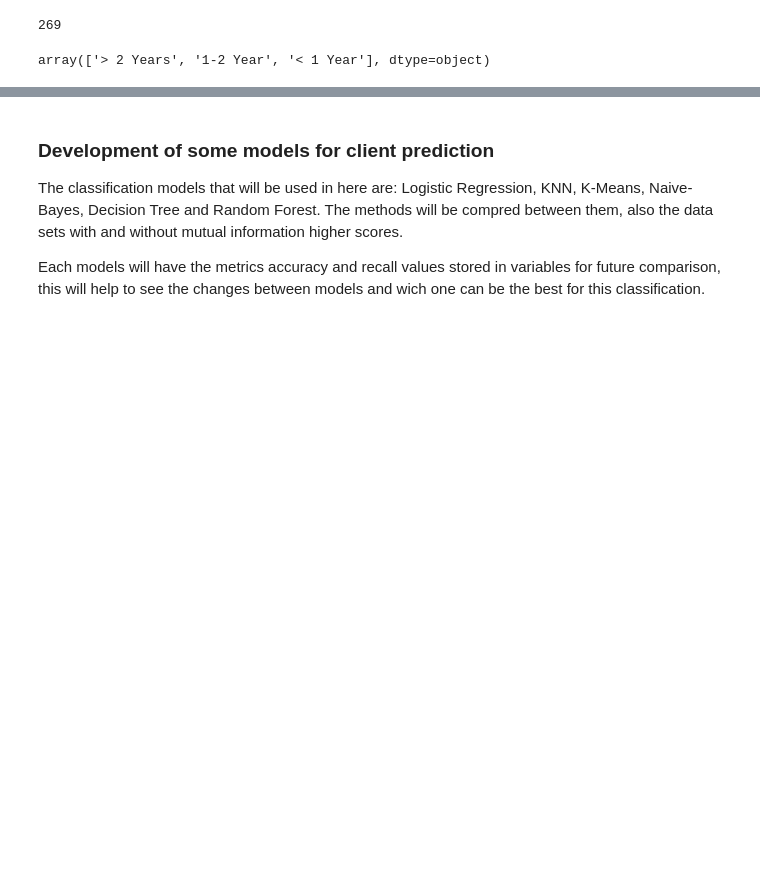
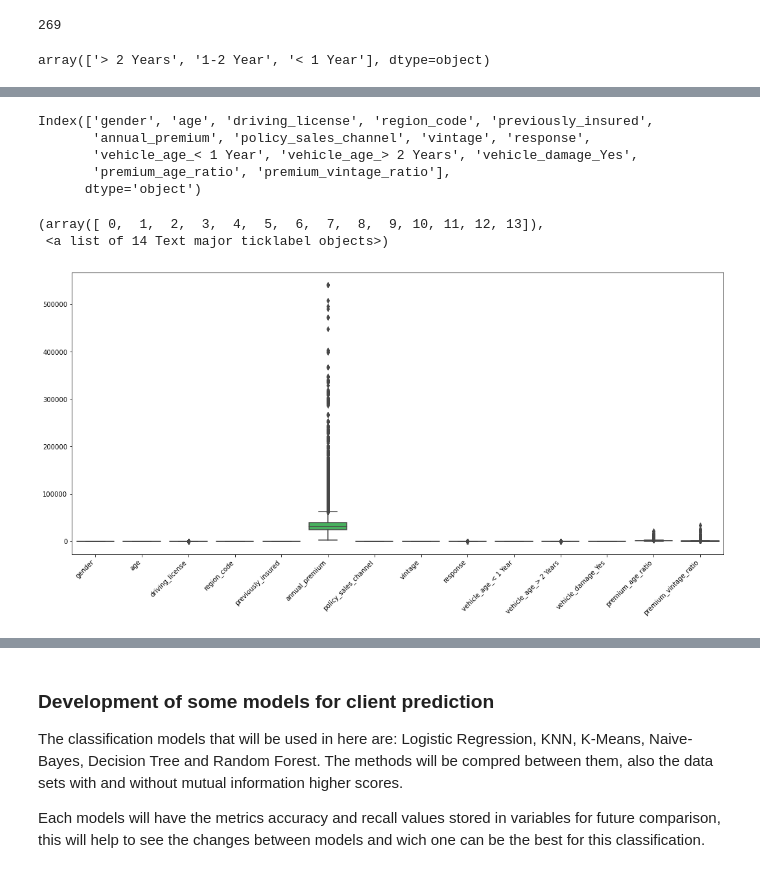
Before and after one commit to caioviniciusdelima/HICSP, a Jupyter notebook: DataScience/Car-insurance.ipynb, the cells around one changed output, grey strips where cells are left out. Drawn from its saved outputs; the diff is of its cells as text; code cells hidden in the pictures; blank space fills up the shorter version.

```diff
--- a/DataScience/Car-insurance.ipynb
+++ b/DataScience/Car-insurance.ipynb
@@ -109,0 +136,17 @@ df['vehicle_damage'] = df['vehicle_damage'].map({'No':0, 'Yes':1}).astype(int)
+# %%
+col_name = df.columns
+col_name
+# %% [output]
+Index(['gender', 'age', 'driving_license', 'region_code', 'previously_insured',
+       'annual_premium', 'policy_sales_channel', 'vintage', 'response',
+       'vehicle_age_< 1 Year', 'vehicle_age_> 2 Years', 'vehicle_damage_Yes',
+       'premium_age_ratio', 'premium_vintage_ratio'],
+      dtype='object')
+# %%
+plt.figure(figsize=(18,8))
+sns.boxplot(data = df[col_name])
+plt.xticks(rotation=45, ha='right')
+# %% [output]
+(array([ 0,  1,  2,  3,  4,  5,  6,  7,  8,  9, 10, 11, 12, 13]),
+ <a list of 14 Text major ticklabel objects>)
+[figure, added]
```
Also changed, not shown: parts of 34 cells of this notebook.
